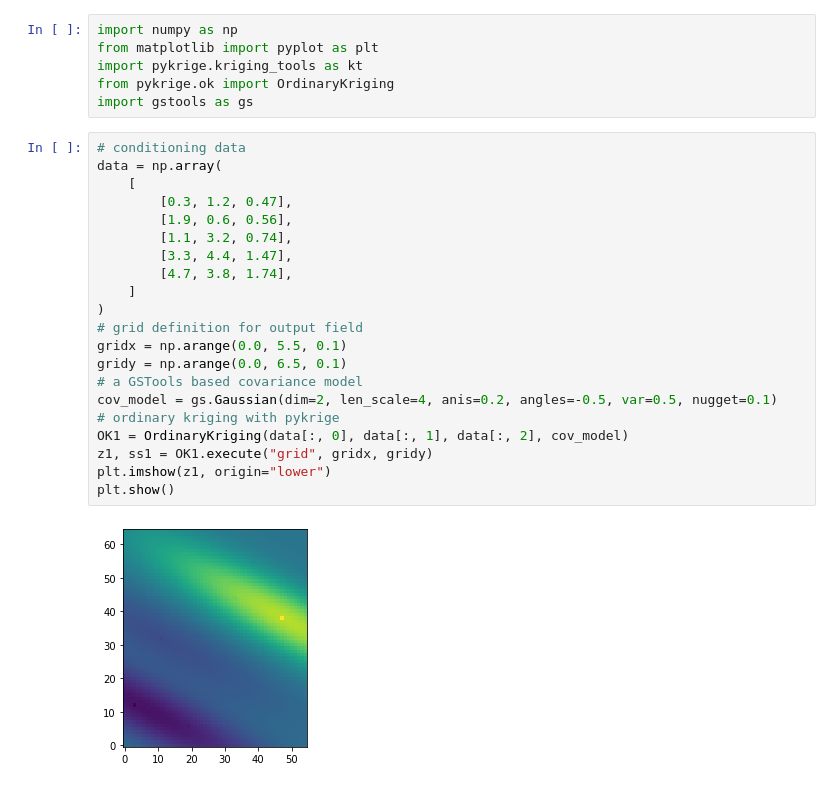
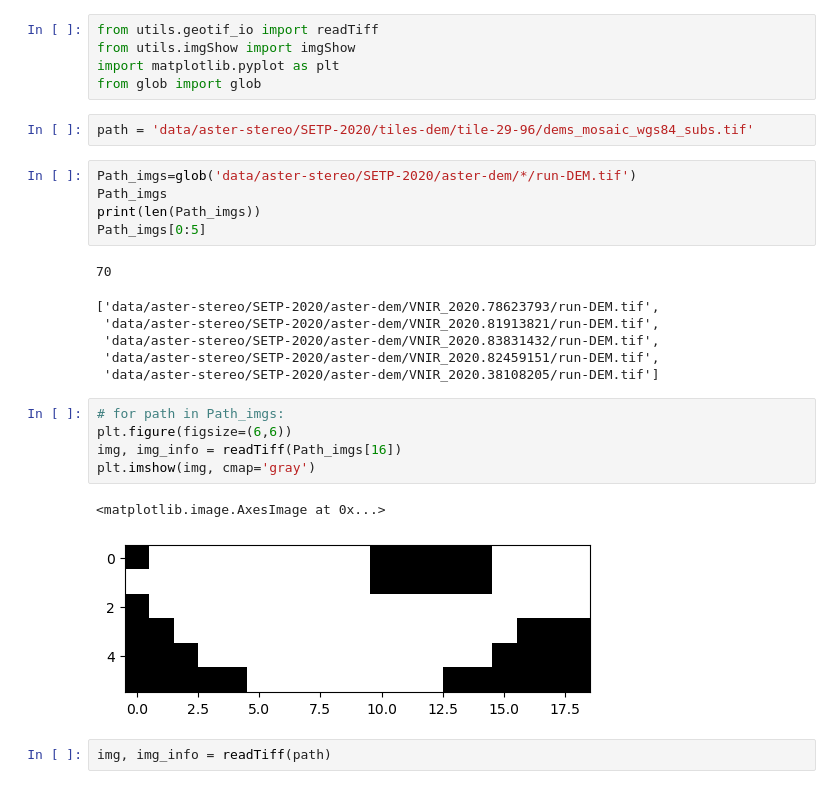
Before and after one commit to xinluo2018/Glacier-in-SETP, a Jupyter notebook: notebooks/tmp.ipynb, the cells around one changed output. Drawn from its saved outputs; the diff is of its cells as text.

```diff
--- a/notebooks/tmp.ipynb
+++ b/notebooks/tmp.ipynb
@@ -1,29 +1,29 @@
-# %%
-import numpy as np
-from matplotlib import pyplot as plt
-import pykrige.kriging_tools as kt
-from pykrige.ok import OrdinaryKriging
-import gstools as gs
-# %%
-# conditioning data
-data = np.array(
-    [
-        [0.3, 1.2, 0.47],
-        [1.9, 0.6, 0.56],
-        [1.1, 3.2, 0.74],
-        [3.3, 4.4, 1.47],
-        [4.7, 3.8, 1.74],
-    ]
-)
-# grid definition for output field
-gridx = np.arange(0.0, 5.5, 0.1)
-gridy = np.arange(0.0, 6.5, 0.1)
-# a GSTools based covariance model
-cov_model = gs.Gaussian(dim=2, len_scale=4, anis=0.2, angles=-0.5, var=0.5, nugget=0.1)
-# ordinary kriging with pykrige
-OK1 = OrdinaryKriging(data[:, 0], data[:, 1], data[:, 2], cov_model)
-z1, ss1 = OK1.execute("grid", gridx, gridy)
-plt.imshow(z1, origin="lower")
-plt.show()
-# %% [output]
-[figure, removed]
+# %%
+from utils.geotif_io import readTiff
+from utils.imgShow import imgShow
+import matplotlib.pyplot as plt
+from glob import glob
+# %%
+path = 'data/aster-stereo/SETP-2020/tiles-dem/tile-29-96/dems_mosaic_wgs84_subs.tif'
+# %%
+Path_imgs=glob('data/aster-stereo/SETP-2020/aster-dem/*/run-DEM.tif')
+Path_imgs
+print(len(Path_imgs))
+Path_imgs[0:5]
+# %% [output]
+70
+['data/aster-stereo/SETP-2020/aster-dem/VNIR_2020.78623793/run-DEM.tif',
+ 'data/aster-stereo/SETP-2020/aster-dem/VNIR_2020.81913821/run-DEM.tif',
+ 'data/aster-stereo/SETP-2020/aster-dem/VNIR_2020.83831432/run-DEM.tif',
+ 'data/aster-stereo/SETP-2020/aster-dem/VNIR_2020.82459151/run-DEM.tif',
+ 'data/aster-stereo/SETP-2020/aster-dem/VNIR_2020.38108205/run-DEM.tif']
+# %%
+# for path in Path_imgs:
+plt.figure(figsize=(6,6))
+img, img_info = readTiff(Path_imgs[16])
+plt.imshow(img, cmap='gray')
+# %% [output]
+<matplotlib.image.AxesImage at 0x...>
+[figure, added]
+# %%
+img, img_info = readTiff(path)
```
Also changed, not shown: parts of 2 cells of this notebook, 23 other files.
